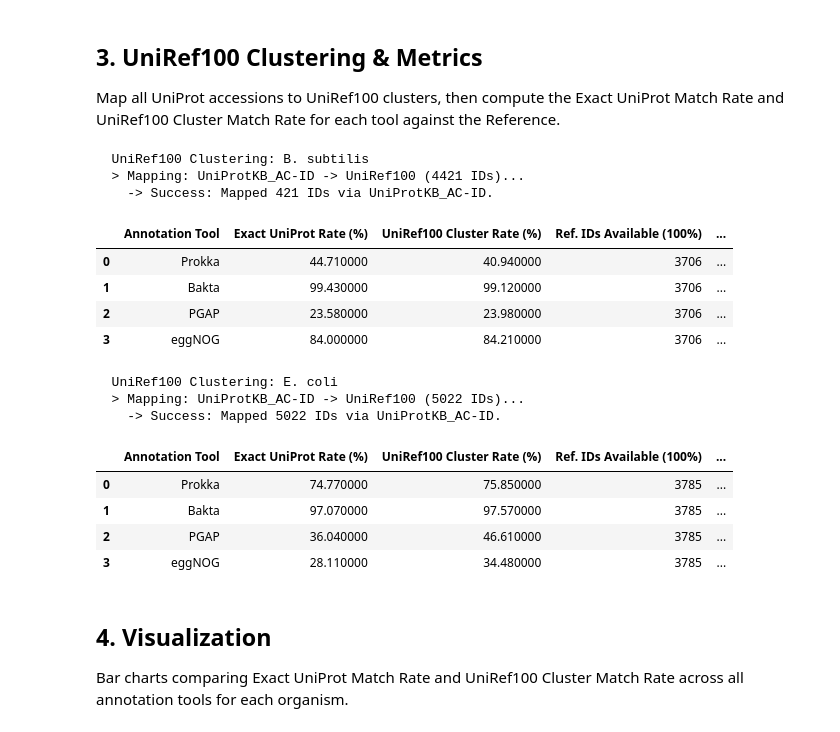
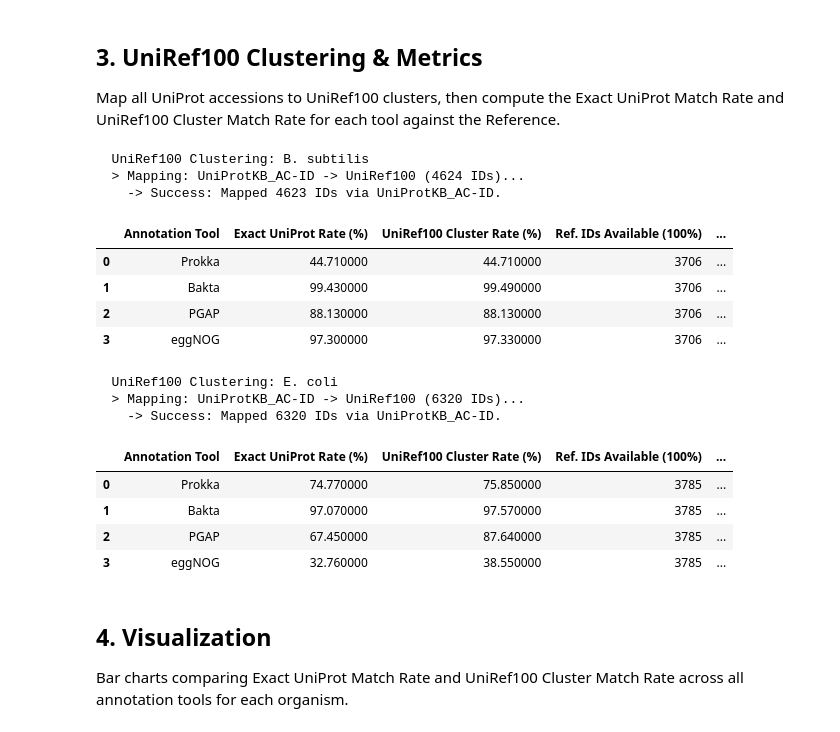
Before and after one commit to MeryMardegan/BenchAnnot, a Jupyter notebook: analysis_benchannot/2_run/notebooks/prokaryotic/3_id_matching.ipynb, the cells around one changed output. Saved outputs shown, nothing was run; the diff lists cells and outputs as text; code cells hidden in the pictures.

```diff
--- a/analysis_benchannot/2_run/notebooks/prokaryotic/3_id_matching.ipynb
+++ b/analysis_benchannot/2_run/notebooks/prokaryotic/3_id_matching.ipynb
@@ -140,18 +142,27 @@ for org_id, org_data in parsed_data.items():
     eggnog_raw = []
     for cands in df_func["eggNOG_candidates"].dropna():
         eggnog_raw.extend(cands)
-    eggnog_raw = list(set(eggnog_raw))
+    eggnog_raw = list(dict.fromkeys(eggnog_raw))
 
     df_pgap_uniprot = safe_uniprot_mapping(pgap_raw, from_db='RefSeq_Protein', to_db='UniProtKB')
     df_eggnog_uniprot = smart_eggnog_mapping(eggnog_raw, tax_id=ORGANISM_TAXIDS[org_id])
 
-    dict_pgap = dict(zip(df_pgap_uniprot['From'], df_pgap_uniprot['To'])) if not df_pgap_uniprot.empty else {}
-    dict_eggnog = dict(zip(df_eggnog_uniprot['From'], df_eggnog_uniprot['To'])) if not df_eggnog_uniprot.empty else {}
+    cand_pgap = build_candidate_map(df_pgap_uniprot)
+    cand_eggnog = build_candidate_map(df_eggnog_uniprot)
 
-    df_func['UniProt_PGAP'] = df_func['PGAP_ID'].apply(lambda x: dict_pgap.get(clean_id(x), np.nan))
+    def map_eggNOG_candidates(candidates, cand_map):
+        if not isinstance(candidates, list) or not candidates:
+            return np.nan
+        accs = []
+        for cand in candidates:
+            accs.extend(cand_map.get(str(cand).strip(), []))
+        uniq = sorted({a for a in accs if pd.notna(a) and str(a).strip() != ''})
+        return uniq if uniq else np.nan
+
+    df_func['UniProt_PGAP'] = df_func['PGAP_ID'].apply(lambda x: cand_pgap.get(clean_id(x), np.nan))
     df_func['UniProt_Bakta'] = df_func['Bakta_ID'].apply(clean_id)
     df_func['UniProt_Prokka'] = df_func['Prokka_ID'].apply(clean_id)
     df_func['UniProt_Reference'] = df_func['Reference_ID'].apply(clean_id)
-    df_func['UniProt_eggNOG'] = df_func['eggNOG_candidates'].apply(lambda c: get_best_mapping(c, dict_eggnog))
+    df_func['UniProt_eggNOG'] = df_func['eggNOG_candidates'].apply(lambda c: map_eggNOG_candidates(c, cand_eggnog))
 # %% [output]
   UniProt Mapping: B. subtilis
@@ -178,44 +185,62 @@ Map all UniProt accessions to UniRef100 clusters, then compute the Exact UniProt
 # %%
 all_metrics = {}
 
 for org_id, org_data in parsed_data.items():
     df_func = org_data['df_func']
     org_name = org_data['name']
 
     print(f"\n  UniRef100 Clustering: {org_name}")
-    all_uniprot = list(set(
-        df_func['UniProt_Bakta'].dropna().tolist() + df_func['UniProt_Prokka'].dropna().tolist() +
-        df_func['UniProt_Reference'].dropna().tolist() + df_func['UniProt_PGAP'].dropna().tolist() +
-        df_func['UniProt_eggNOG'].dropna().tolist()
+    def collect_accessions(col):
+        vals = []
+        for v in col.dropna().tolist():
+            if isinstance(v, list):
+                vals.extend(v)
+            else:
+                vals.append(v)
+        return vals
+
+    all_uniprot = list(dict.fromkeys(
+        collect_accessions(df_func['UniProt_Bakta']) + collect_accessions(df_func['UniProt_Prokka']) +
+        collect_accessions(df_func['UniProt_Reference']) + collect_accessions(df_func['UniProt_PGAP']) +
+        collect_accessions(df_func['UniProt_eggNOG'])
     ))
 
     df_uniref = safe_uniprot_mapping(all_uniprot, from_db='UniProtKB_AC-ID', to_db='UniRef100')
+    df_uniref = df_uniref.drop_duplicates(subset=['From'], keep='first') if not df_uniref.empty else df_uniref
     dict_uniref = dict(zip(df_uniref['From'], df_uniref['To'])) if not df_uniref.empty else {}
 
+    def to_clusters(acc_or_list, cluster_map):
+        if isinstance(acc_or_list, list):
+            clusters = {cluster_map[a] for a in acc_or_list if a in cluster_map}
+            return sorted(clusters) if clusters else np.nan
+        if pd.isna(acc_or_list) or acc_or_list not in cluster_map:
+            return np.nan
+        return cluster_map[acc_or_list]
+
     for tool in ['PGAP', 'eggNOG', 'Bakta', 'Prokka', 'Reference']:
-        df_func[f'Cluster_{tool}'] = df_func[f'UniProt_{tool}'].apply(lambda x: dict_uniref.get(x, np.nan))
+        df_func[f'Cluster_{tool}'] = df_func[f'UniProt_{tool}'].apply(lambda x: to_clusters(x, dict_uniref))
 
     df_metrics = calculate_id_metrics(df_func, tools=TOOLS_TO_EVALUATE)
     all_metrics[org_id] = {'name': org_name, 'metrics': df_metrics}
 
     display(df_metrics.style.background_gradient(cmap='Blues', subset=['Exact UniProt Rate (%)', 'UniRef100 Cluster Rate (%)']))
 # %% [output]
   UniRef100 Clustering: B. subtilis
-  > Mapping: UniProtKB_AC-ID -> UniRef100 (4421 IDs)...
-    -> Success: Mapped 421 IDs via UniProtKB_AC-ID.
+  > Mapping: UniProtKB_AC-ID -> UniRef100 (4624 IDs)...
+    -> Success: Mapped 4623 IDs via UniProtKB_AC-ID.
 |  | Annotation Tool | Exact UniProt Rate (%) | UniRef100 Cluster Rate (%) | Ref. IDs Available (100%) | ... |
-| 0 | Prokka | 44.710000 | 40.940000 | 3706 | ... |
-| 1 | Bakta | 99.430000 | 99.120000 | 3706 | ... |
-| 2 | PGAP | 23.580000 | 23.980000 | 3706 | ... |
-| 3 | eggNOG | 84.000000 | 84.210000 | 3706 | ... |
+| 0 | Prokka | 44.710000 | 44.710000 | 3706 | ... |
+| 1 | Bakta | 99.430000 | 99.490000 | 3706 | ... |
+| 2 | PGAP | 88.130000 | 88.130000 | 3706 | ... |
+| 3 | eggNOG | 97.300000 | 97.330000 | 3706 | ... |
   UniRef100 Clustering: E. coli
-  > Mapping: UniProtKB_AC-ID -> UniRef100 (5022 IDs)...
-    -> Success: Mapped 5022 IDs via UniProtKB_AC-ID.
+  > Mapping: UniProtKB_AC-ID -> UniRef100 (6320 IDs)...
+    -> Success: Mapped 6320 IDs via UniProtKB_AC-ID.
 |  | Annotation Tool | Exact UniProt Rate (%) | UniRef100 Cluster Rate (%) | Ref. IDs Available (100%) | ... |
 | 0 | Prokka | 74.770000 | 75.850000 | 3785 | ... |
 | 1 | Bakta | 97.070000 | 97.570000 | 3785 | ... |
-| 2 | PGAP | 36.040000 | 46.610000 | 3785 | ... |
-| 3 | eggNOG | 28.110000 | 34.480000 | 3785 | ... |
+| 2 | PGAP | 67.450000 | 87.640000 | 3785 | ... |
+| 3 | eggNOG | 32.760000 | 38.550000 | 3785 | ... |
 # %% [markdown]
 ## 4. Visualization
 
```
Also changed, not shown: parts of 5 cells of this notebook, 5 other files.
